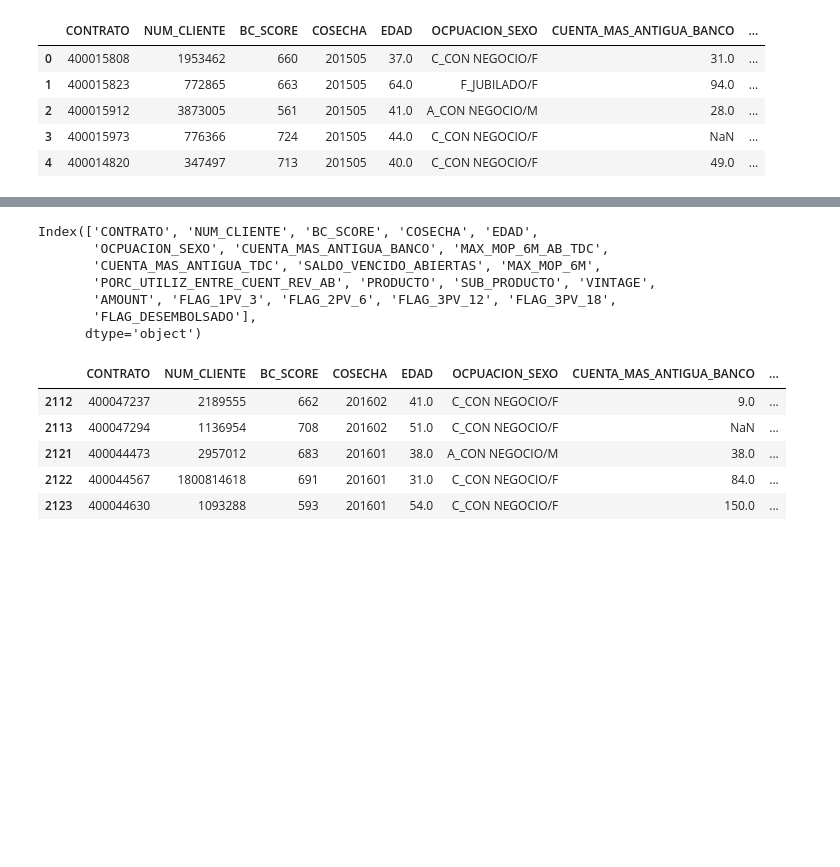
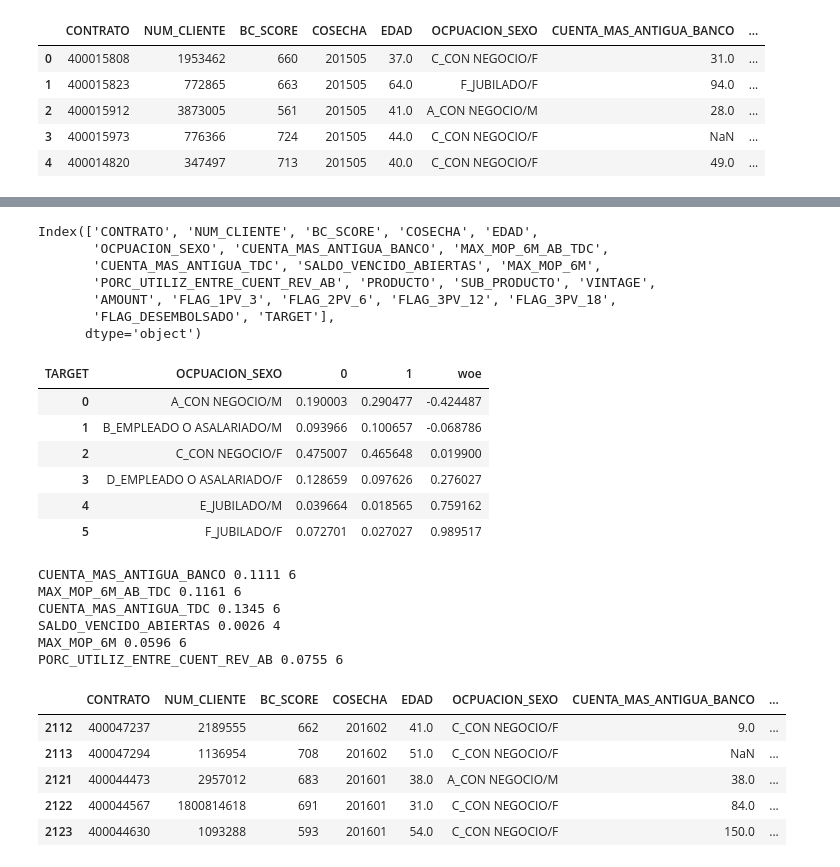
Before and after one commit to MarcoBrac/Test, a Jupyter notebook: test2.ipynb, the cells around one changed output, grey strips where cells are left out. Drawn from its saved outputs; the diff is of its cells as text; code cells hidden in the pictures; blank space fills up the shorter version.

```diff
--- a/test2.ipynb
+++ b/test2.ipynb
@@ -43,3 +44,5 @@ df2 = df2[df2['EDAD'].isnull() == False]
 # %%
 #############################################
 ###  df2.to_csv('tb_modelo_hit_woe')
+# %%
+df2['TARGET'] = df2.FLAG_3PV_18
@@ -51,5 +60,20 @@ Index(['CONTRATO', 'NUM_CLIENTE', 'BC_SCORE', 'COSECHA', 'EDAD',
        'CUENTA_MAS_ANTIGUA_TDC', 'SALDO_VENCIDO_ABIERTAS', 'MAX_MOP_6M',
        'PORC_UTILIZ_ENTRE_CUENT_REV_AB', 'PRODUCTO', 'SUB_PRODUCTO', 'VINTAGE',
        'AMOUNT', 'FLAG_1PV_3', 'FLAG_2PV_6', 'FLAG_3PV_12', 'FLAG_3PV_18',
-       'FLAG_DESEMBOLSADO'],
+       'FLAG_DESEMBOLSADO', 'TARGET'],
       dtype='object')
+# %%
+vars_num = ['CUENTA_MAS_ANTIGUA_BANCO', 'MAX_MOP_6M_AB_TDC', 'CUENTA_MAS_ANTIGUA_TDC' , 'SALDO_VENCIDO_ABIERTAS', 'MAX_MOP_6M', 'PORC_UTILIZ_ENTRE_CUENT_REV_AB']
+vars_fac = ['EDAD','OCPUACION_SEXO']
+# %%
+for v in vars_fac:
+    aux = df2[[v,'TARGET']].copy()
+    aux['n'] = 1
+    aux = aux.pivot_table(index=v,columns='TARGET',aggfunc='count')
+    aux.columns=aux.columns.droplevel()
+    aux.reset_index(inplace=True)
+    for i in range(2):
+        aux[i]/=aux[i].sum()
+    aux['woe'] =np.log(aux[0]/aux[1])
+    df2 = df2.merge(aux[['woe',v]],how='inner',on=v)
+    df2.rename(columns={'woe':'W_%s'%v},inplace=True)
@@ -56,3 +82,51 @@ Index(['CONTRATO', 'NUM_CLIENTE', 'BC_SCORE', 'COSECHA', 'EDAD',
+# %%
+aux.head(10)
+# %% [output]
+| TARGET | OCPUACION_SEXO | 0 | 1 | woe |
+| 0 | A_CON NEGOCIO/M | 0.190003 | 0.290477 | -0.424487 |
+| 1 | B_EMPLEADO O ASALARIADO/M | 0.093966 | 0.100657 | -0.068786 |
+| 2 | C_CON NEGOCIO/F | 0.475007 | 0.465648 | 0.019900 |
+| 3 | D_EMPLEADO O ASALARIADO/F | 0.128659 | 0.097626 | 0.276027 |
+| 4 | E_JUBILADO/M | 0.039664 | 0.018565 | 0.759162 |
+| 5 | F_JUBILADO/F | 0.072701 | 0.027027 | 0.989517 |
+# %%
+for i,v in enumerate(vars_num):
+    bestk = 0
+    best_iv = 0
+    for k in range(2,7):
+        aux = df2[[v,'TARGET']].copy()
+        aux[v] = pd.cut(aux[v],bins=k,include_lowest=True).astype(str)
+        aux['n'] = 1
+        aux = aux.pivot_table(index=v,columns='TARGET',aggfunc='count')
+        aux.columns=aux.columns.droplevel()
+        aux.reset_index(inplace=True)
+        for i in range(2):
+            aux[i]/=aux[i].sum()
+        aux['woe'] =np.log(aux[0]/aux[1])
+        aux['iv'] = aux['woe']*(aux[0]-aux[1])
+        if (aux['iv'].sum()> best_iv) & (~np.isinf(aux['iv'].sum())):
+            best_iv = aux['iv'].sum()
+            bestk = k
+    aux = df2[[v,'TARGET']].copy()
+    print("%s %.4f %d"%(v,best_iv,bestk))
+    aux[v] = pd.cut(aux[v],bins=bestk,include_lowest=True).astype(str)
+    aux['n'] = 1
+    aux = aux.pivot_table(index=v,columns='TARGET',aggfunc='count')
+    aux.columns=aux.columns.droplevel()
+    aux.reset_index(inplace=True)
+    for i in range(2):
+        aux[i]/=aux[i].sum()
+    aux['woe'] =np.log(aux[0]/aux[1])
+    df2[v] = pd.cut(df2[v],bins=bestk,include_lowest=True).astype(str)
+    df2 = df2.merge(aux[['woe',v]],how='inner',on=v)
+    df2.rename(columns={'woe':'W_%s'%v},inplace=True)
+# %% [output]
+CUENTA_MAS_ANTIGUA_BANCO 0.1111 6
+MAX_MOP_6M_AB_TDC 0.1161 6
+CUENTA_MAS_ANTIGUA_TDC 0.1345 6
+SALDO_VENCIDO_ABIERTAS 0.0026 4
+MAX_MOP_6M 0.0596 6
+PORC_UTILIZ_ENTRE_CUENT_REV_AB 0.0755 6
 # %%
 ############################### OCUPACIÓN SEXO
 def bins_ocup_sex(row):
```
Also changed, not shown: parts of 4 cells of this notebook.
